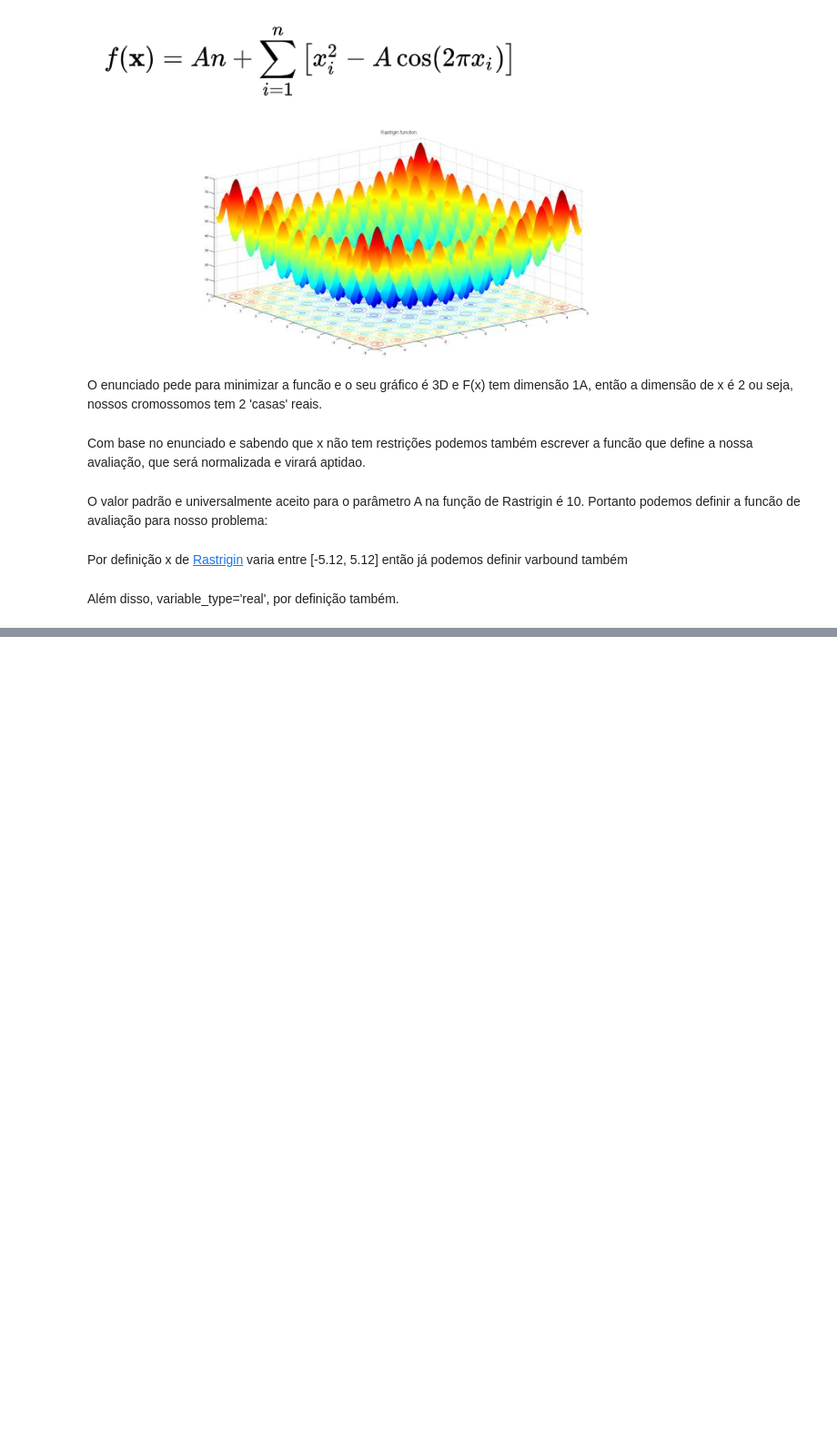
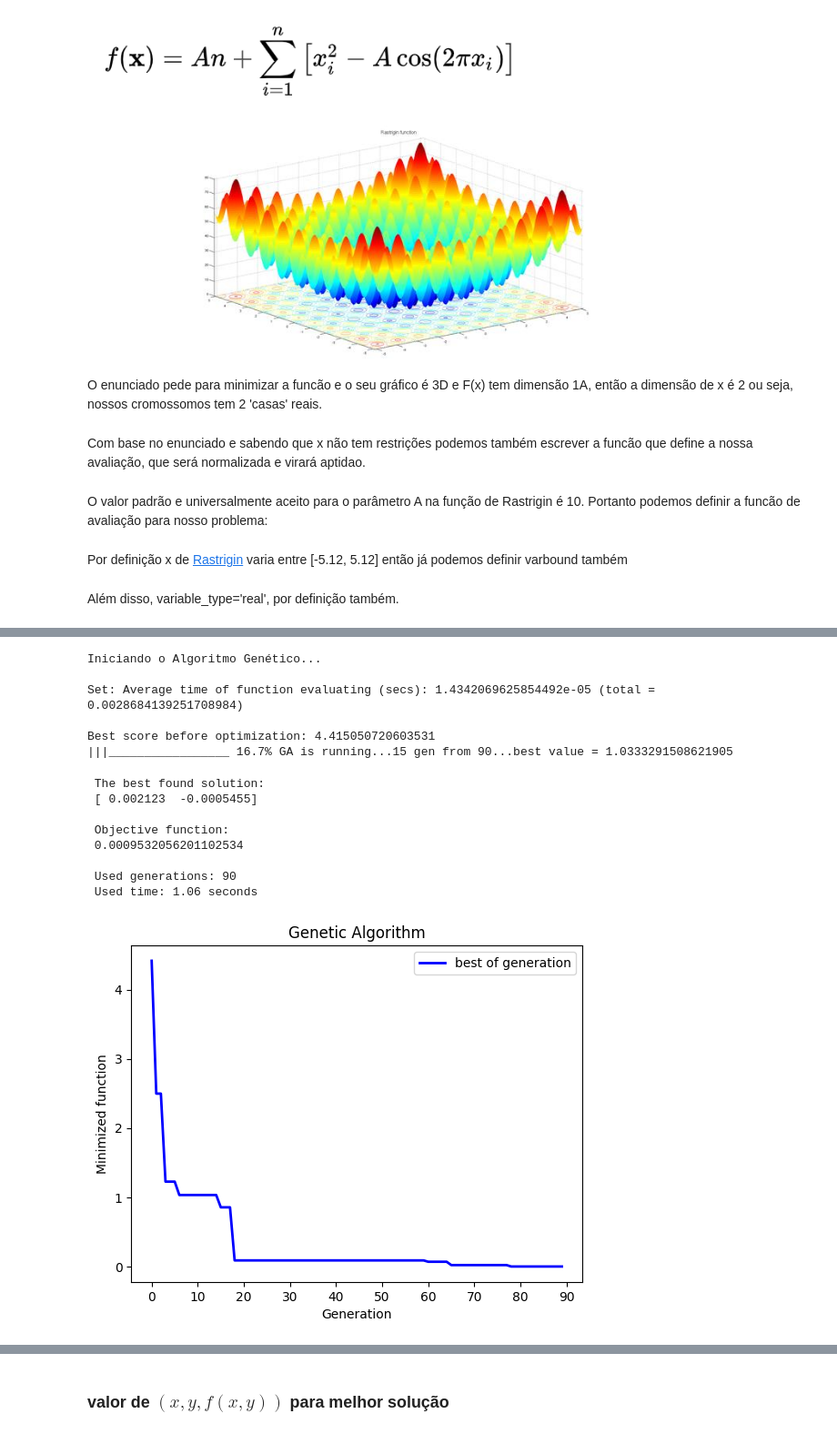
Before and after one commit to MtHenriqueF/GA-Rastrigin-1, a Jupyter notebook: GA.ipynb, the cells around one changed output, grey strips where cells are left out. Shown at 91% size. Saved outputs shown, nothing was run; the diff lists cells and outputs as text; code cells hidden in the pictures; blank space fills up the shorter version.

```diff
--- a/GA.ipynb
+++ b/GA.ipynb
@@ -391,12 +147,18 @@ O valor padrão e universalmente aceito para o parâmetro A na função de Rastr
 A = 10
 n = 2
 # %%
-def rastrigin_generic(X, A, n):
+import pandas as pd
+import numpy as np
+import matplotlib.pyplot as plt
+from geneticalgorithm2 import GeneticAlgorithm2 as ga
+
+A = 10
+
+def rastrigin_function(X):
+    n_dim = len(X)
     termo_quadratico = np.sum(X**2)
     termo_cosseno = np.sum(A * np.cos(2 * np.pi * X))
-    return A * n + termo_quadratico - termo_cosseno
-
-funcao_objetivo = lambda X: rastrigin_generic(X, A=A, n=n)
+    return A * n_dim + termo_quadratico - termo_cosseno
 # %% [markdown]
 Por definição x de [Rastrigin](https://en.wikipedia.org/wiki/Rastrigin_function)
 varia entre [-5.12, 5.12] então já podemos definir varbound também
@@ -406,0 +174,59 @@ Além disso, variable_type='real', por definição também.
+# %%
+import numpy as np
+from geneticalgorithm2 import GeneticAlgorithm2 as ga
+from geneticalgorithm2 import Selection
+
+A = 10
+n = 2
+
+varbound = np.array([[-5.12, 5.12]] * n)
+
+# CONFIGURAÇÃO DOS PARÂMETROS DO ALGORITMO GENÉTICO
+
+algorithm_param = {
+    'max_num_iteration': 120,                #Número de gerações
+    'population_size': 200,                 #Tamanho da população
+
+    'mutation_probability': 0.01,           #Probabilidade de mutação de 1%
+    'mutation_type': 'gauss_by_x',          #Tipo de mutação 'gaussian' (creep)
+
+    'crossover_probability': 0.65,          #Probabilidade de crossover de 65%
+    'crossover_type': 'uniform',            #Tipo de crossover 'uniform'
+
+    'elit_ratio': 0.10,                     #10% de elitismo (steady state)
+    'parents_portion': 0.9,                 #90% da população pode ser selecionada como pais
+
+    'selection_type': 'tournament',         #Seleção por torneio
+}
+
+model = ga(
+    dimension=n,
+    variable_type='real',
+    variable_boundaries=varbound,
+    algorithm_parameters=algorithm_param,
+    function=rastrigin_function
+)
+
+#Executando o algoritmo genético
+#O parâmetro para remover duplicatas é passado no método run()
+
+print("Iniciando o Algoritmo Genético...")
+model.run(
+    remove_duplicates_generation_step=1 #Remove duplicatas a cada 1 geração ("Sem duplicatas")
+)
+# %% [output]
+Iniciando o Algoritmo Genético...
+
+Set: Average time of function evaluating (secs): 1.4342069625854492e-05 (total = 0.0028684139251708984)
+
+Best score before optimization: 4.415050720603531
+|||_________________ 16.7% GA is running...15 gen from 90...best value = 1.0333291508621905
+ The best found solution:
+ [ 0.002123  -0.0005455]
+
+ Objective function:
+ 0.0009532056201102534
+
+ Used generations: 90
+ Used time: 1.06 seconds
+[figure, added]
@@ -406,0 +250,2 @@ Além disso, variable_type='real', por definição também.
+# %% [markdown]
+### valor de $(x, y, f(x,y))$ para melhor solução
```
Also changed, not shown: parts of 32 cells of this notebook.
